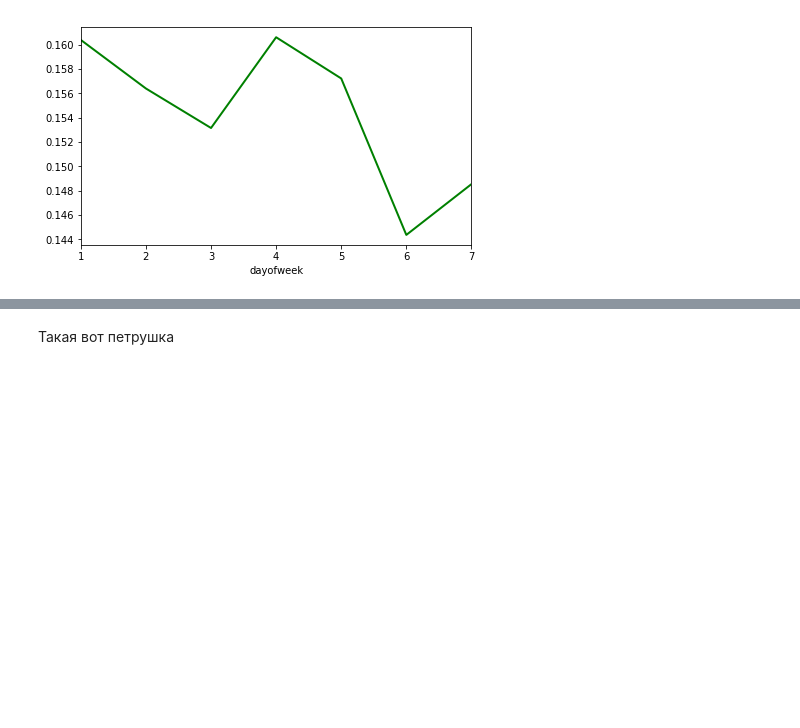
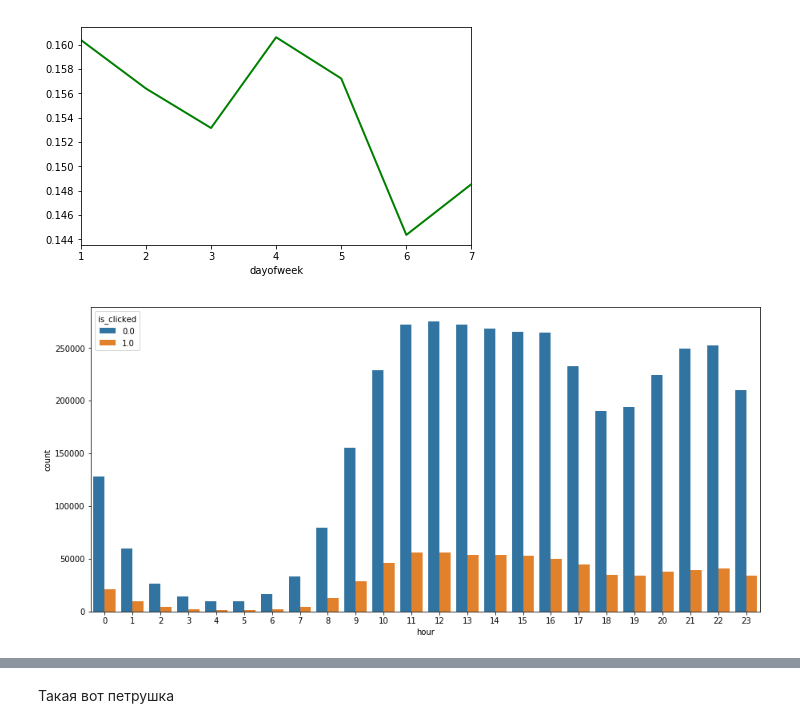
Before and after one commit to JustM57/TicketLand, a Jupyter notebook: test, train, clicks - time.ipynb, the cells around one changed output, grey strips where cells are left out. Saved outputs shown, nothing was run; the diff lists cells and outputs as text; code cells hidden in the pictures; blank space fills up the shorter version.

```diff
--- a/test, train, clicks - time.ipynb
+++ b/test, train, clicks - time.ipynb
@@ -72,3 +70,9 @@ month_df.groupby(['dayofweek'])['is_clicked'].mean().plot(color='green',  lw=2,
 # %% [output]
 <matplotlib.axes._subplots.AxesSubplot at 0x...>
 [figure]
+# %%
+year_df = df[['hour']  + ['is_clicked'] + ['year']]
+plt.rcParams['figure.figsize'] = (15, 7)
+ax = sns.countplot(x="hour", hue="is_clicked", data=year_df)
+# %% [output]
+[figure, added]
```
Also changed, not shown: parts of 9 cells of this notebook.
